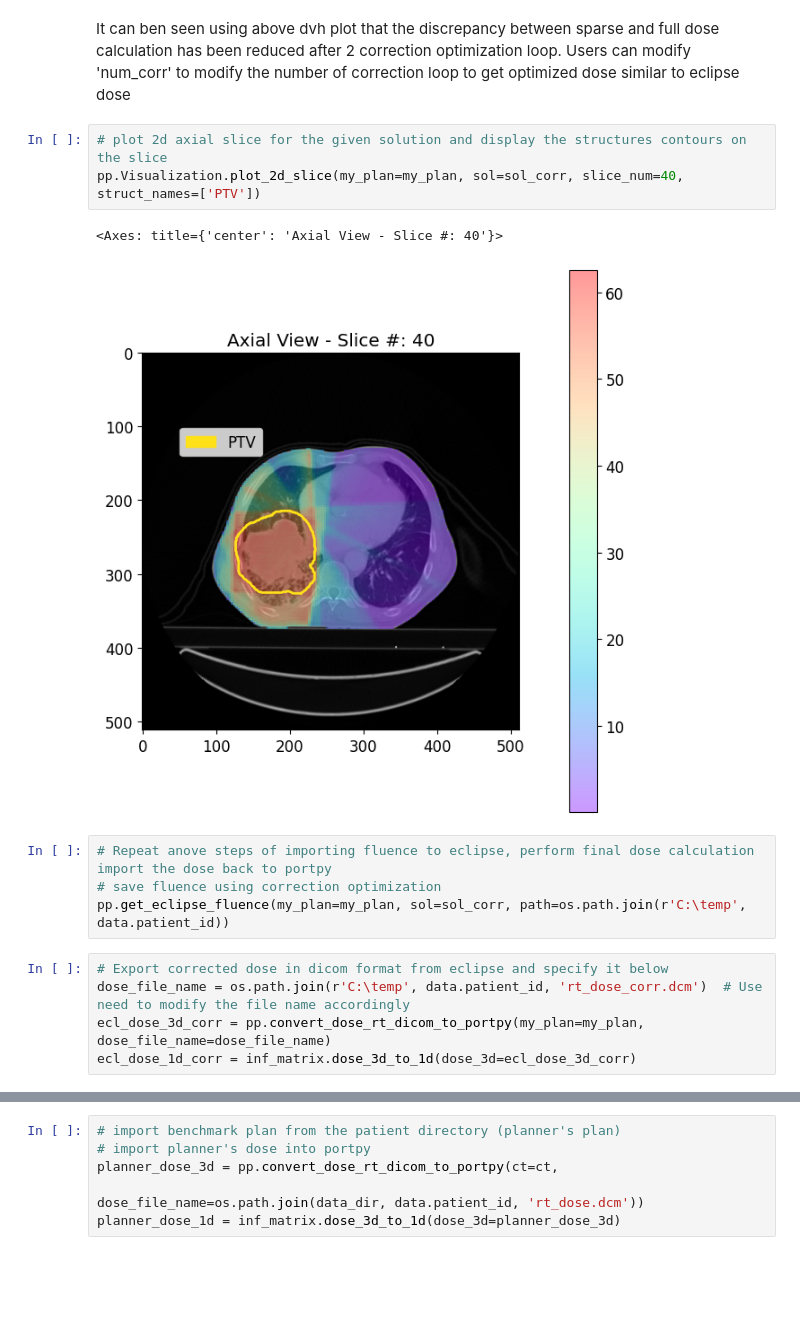
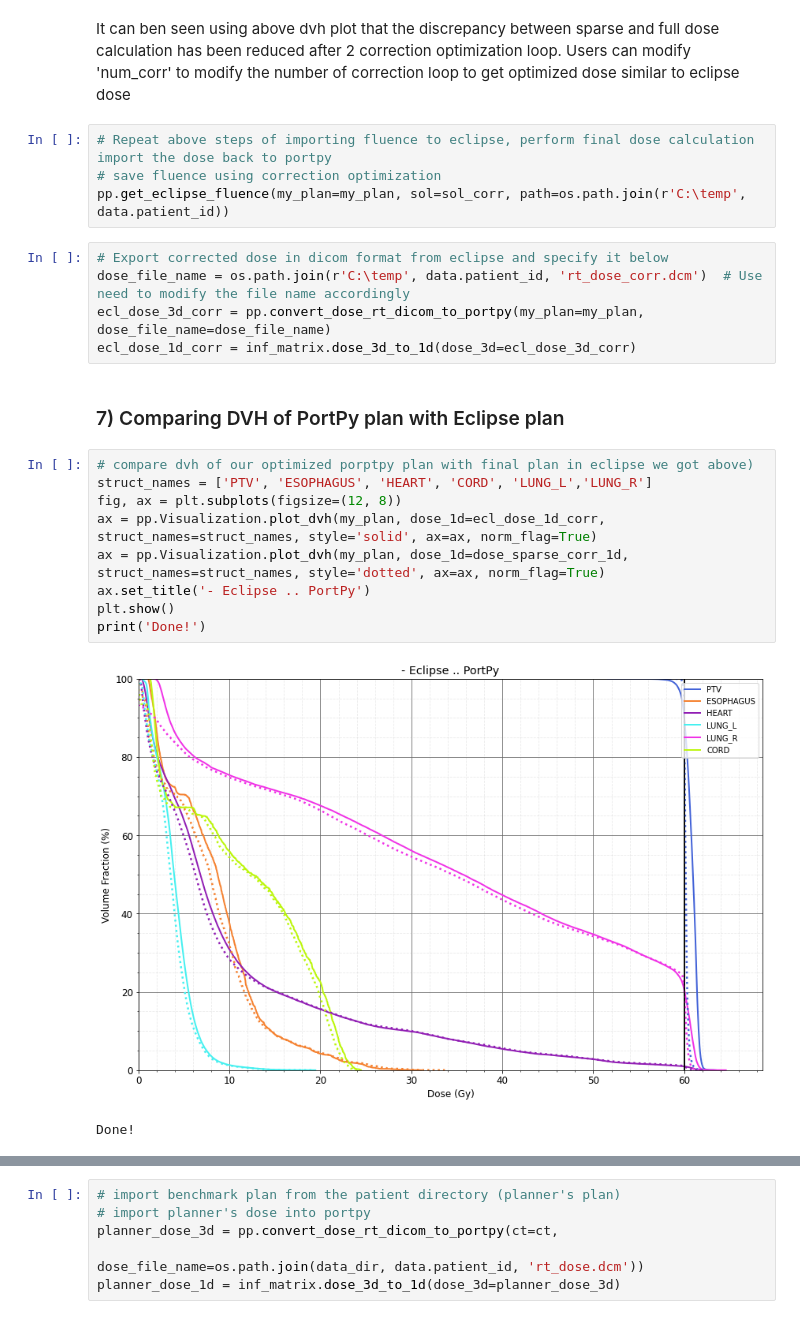
Before and after one commit to PortPy-Project/PortPy, a Jupyter notebook: examples/eclipse_integration.ipynb, the cells around one changed output, grey strips where cells are left out. Cells and saved outputs as stored; diff of their text form; blank space fills up the shorter version.

Commit message:
Updated notebook fro eclipse integration

```diff
--- a/examples/eclipse_integration.ipynb
+++ b/examples/eclipse_integration.ipynb
@@ -240,14 +239,8 @@ Elapsed time: 244.5445203781128 seconds
 Done!
 # %% [markdown]
 It can ben seen using above dvh plot that the discrepancy between sparse and full dose calculation has been reduced after 2 correction optimization loop. Users can modify 'num_corr' to modify the number of correction loop to get optimized dose similar to eclipse dose
-# %%
-# plot 2d axial slice for the given solution and display the structures contours on the slice
-pp.Visualization.plot_2d_slice(my_plan=my_plan, sol=sol_corr, slice_num=40, struct_names=['PTV'])
-# %% [output]
-<Axes: title={'center': 'Axial View - Slice #: 40'}>
-[figure, removed]
 # %%
-# Repeat anove steps of importing fluence to eclipse, perform final dose calculation import the dose back to portpy
+# Repeat above steps of importing fluence to eclipse, perform final dose calculation import the dose back to portpy
 # save fluence using correction optimization
 pp.get_eclipse_fluence(my_plan=my_plan, sol=sol_corr, path=os.path.join(r'C:\temp', data.patient_id))
 # %%
@@ -255,3 +248,17 @@ pp.get_eclipse_fluence(my_plan=my_plan, sol=sol_corr, path=os.path.join(r'C:\tem
 dose_file_name = os.path.join(r'C:\temp', data.patient_id, 'rt_dose_corr.dcm')  # Use need to modify the file name accordingly
 ecl_dose_3d_corr = pp.convert_dose_rt_dicom_to_portpy(my_plan=my_plan, dose_file_name=dose_file_name)
 ecl_dose_1d_corr = inf_matrix.dose_3d_to_1d(dose_3d=ecl_dose_3d_corr)
+# %% [markdown]
+### 7) Comparing DVH of PortPy plan with Eclipse plan
+# %%
+# compare dvh of our optimized porptpy plan with final plan in eclipse we got above)
+struct_names = ['PTV', 'ESOPHAGUS', 'HEART', 'CORD', 'LUNG_L','LUNG_R']
+fig, ax = plt.subplots(figsize=(12, 8))
+ax = pp.Visualization.plot_dvh(my_plan, dose_1d=ecl_dose_1d_corr, struct_names=struct_names, style='solid', ax=ax, norm_flag=True)
+ax = pp.Visualization.plot_dvh(my_plan, dose_1d=dose_sparse_corr_1d, struct_names=struct_names, style='dotted', ax=ax, norm_flag=True)
+ax.set_title('- Eclipse .. PortPy')
+plt.show()
+print('Done!')
+# %% [output]
+[figure, added]
+Done!
```
Also changed, not shown: parts of 3 cells of this notebook.
